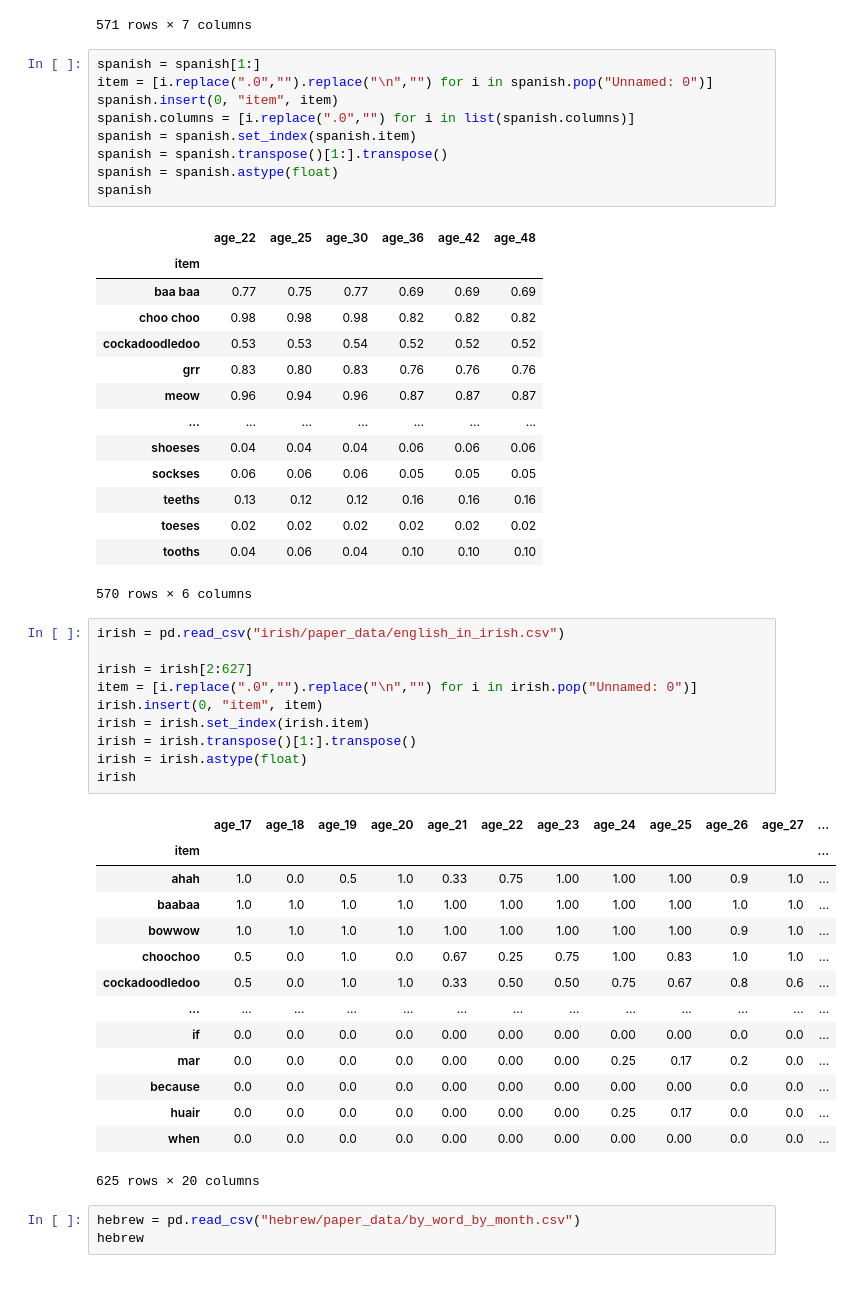
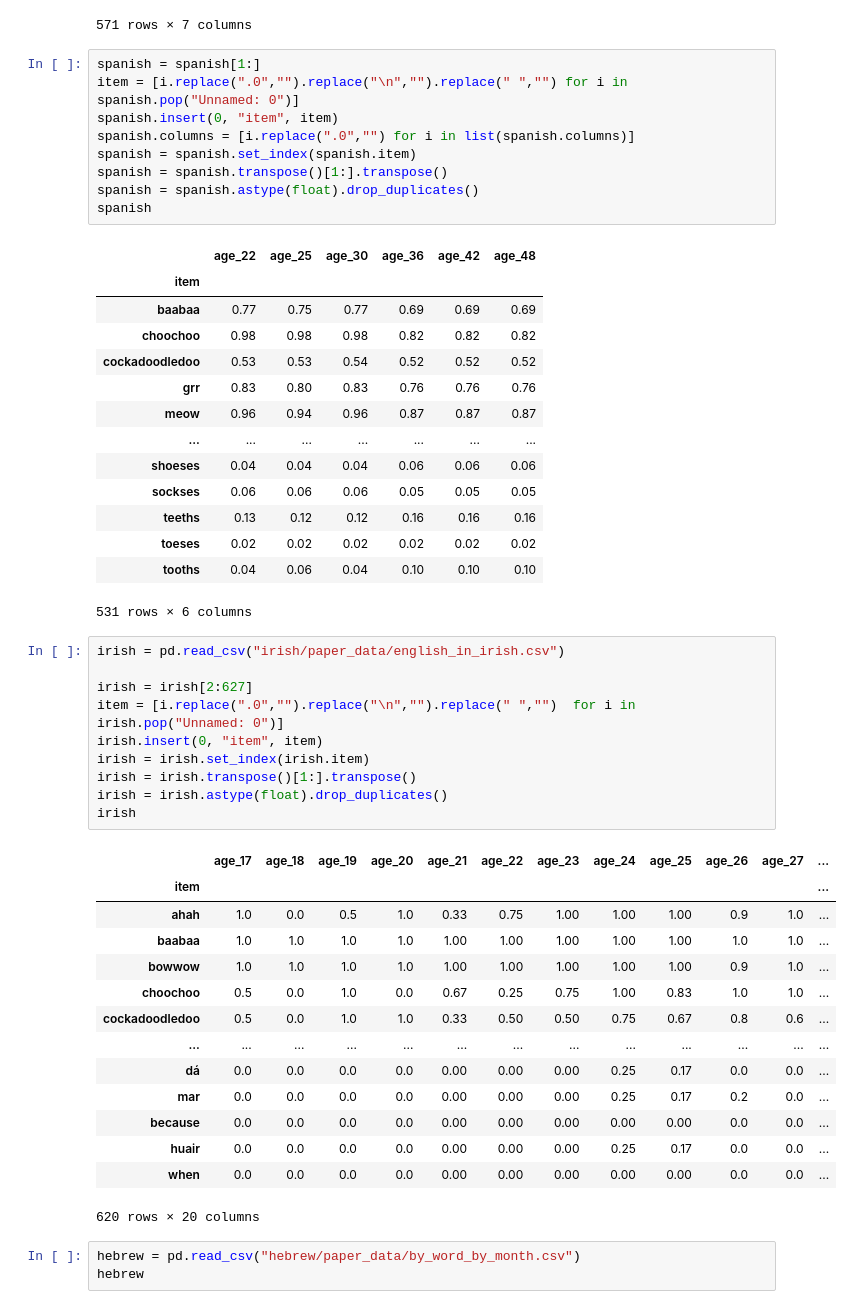
Before and after one commit to ningkko/Bilingualism_ChildASR, a Jupyter notebook: biling_data/by_word_anaysis.ipynb, the cells around one changed output. Drawn from its saved outputs; the diff is of its cells as text.

```diff
--- a/biling_data/by_word_anaysis.ipynb
+++ b/biling_data/by_word_anaysis.ipynb
@@ -21,18 +23,18 @@ spanish
 571 rows × 7 columns
 # %%
 spanish = spanish[1:]
-item = [i.replace(".0","").replace("\n","") for i in spanish.pop("Unnamed: 0")]
+item = [i.replace(".0","").replace("\n","").replace(" ","") for i in spanish.pop("Unnamed: 0")]
 spanish.insert(0, "item", item)
 spanish.columns = [i.replace(".0","") for i in list(spanish.columns)]
 spanish = spanish.set_index(spanish.item)
 spanish = spanish.transpose()[1:].transpose()
-spanish = spanish.astype(float)
+spanish = spanish.astype(float).drop_duplicates()
 spanish
 # %% [output]
 |  | age_22 | age_25 | age_30 | age_36 | age_42 | age_48 |
 | item |  |  |  |  |  |  |
-| baa baa | 0.77 | 0.75 | 0.77 | 0.69 | 0.69 | 0.69 |
-| choo choo | 0.98 | 0.98 | 0.98 | 0.82 | 0.82 | 0.82 |
+| baabaa | 0.77 | 0.75 | 0.77 | 0.69 | 0.69 | 0.69 |
+| choochoo | 0.98 | 0.98 | 0.98 | 0.82 | 0.82 | 0.82 |
 | cockadoodledoo | 0.53 | 0.53 | 0.54 | 0.52 | 0.52 | 0.52 |
 | grr | 0.83 | 0.80 | 0.83 | 0.76 | 0.76 | 0.76 |
 | meow | 0.96 | 0.94 | 0.96 | 0.87 | 0.87 | 0.87 |
@@ -42,32 +44,32 @@ spanish
 | teeths | 0.13 | 0.12 | 0.12 | 0.16 | 0.16 | 0.16 |
 | toeses | 0.02 | 0.02 | 0.02 | 0.02 | 0.02 | 0.02 |
 | tooths | 0.04 | 0.06 | 0.04 | 0.10 | 0.10 | 0.10 |
-570 rows × 6 columns
+531 rows × 6 columns
 # %%
 irish = pd.read_csv("irish/paper_data/english_in_irish.csv")
 
 irish = irish[2:627]
-item = [i.replace(".0","").replace("\n","") for i in irish.pop("Unnamed: 0")]
+item = [i.replace(".0","").replace("\n","").replace(" ","")  for i in irish.pop("Unnamed: 0")]
 irish.insert(0, "item", item)
 irish = irish.set_index(irish.item)
 irish = irish.transpose()[1:].transpose()
-irish = irish.astype(float)
+irish = irish.astype(float).drop_duplicates()
 irish
 # %% [output]
 |  | age_17 | age_18 | age_19 | age_20 | age_21 | age_22 | age_23 | age_24 | age_25 | age_26 | age_27 | ... |
 | item |  |  |  |  |  |  |  |  |  |  |  | ... |
 | ahah | 1.0 | 0.0 | 0.5 | 1.0 | 0.33 | 0.75 | 1.00 | 1.00 | 1.00 | 0.9 | 1.0 | ... |
 | baabaa | 1.0 | 1.0 | 1.0 | 1.0 | 1.00 | 1.00 | 1.00 | 1.00 | 1.00 | 1.0 | 1.0 | ... |
 | bowwow | 1.0 | 1.0 | 1.0 | 1.0 | 1.00 | 1.00 | 1.00 | 1.00 | 1.00 | 0.9 | 1.0 | ... |
 | choochoo | 0.5 | 0.0 | 1.0 | 0.0 | 0.67 | 0.25 | 0.75 | 1.00 | 0.83 | 1.0 | 1.0 | ... |
 | cockadoodledoo | 0.5 | 0.0 | 1.0 | 1.0 | 0.33 | 0.50 | 0.50 | 0.75 | 0.67 | 0.8 | 0.6 | ... |
 | ... | ... | ... | ... | ... | ... | ... | ... | ... | ... | ... | ... | ... |
-| if | 0.0 | 0.0 | 0.0 | 0.0 | 0.00 | 0.00 | 0.00 | 0.00 | 0.00 | 0.0 | 0.0 | ... |
+| dá | 0.0 | 0.0 | 0.0 | 0.0 | 0.00 | 0.00 | 0.00 | 0.25 | 0.17 | 0.0 | 0.0 | ... |
 | mar | 0.0 | 0.0 | 0.0 | 0.0 | 0.00 | 0.00 | 0.00 | 0.25 | 0.17 | 0.2 | 0.0 | ... |
 | because | 0.0 | 0.0 | 0.0 | 0.0 | 0.00 | 0.00 | 0.00 | 0.00 | 0.00 | 0.0 | 0.0 | ... |
 | huair | 0.0 | 0.0 | 0.0 | 0.0 | 0.00 | 0.00 | 0.00 | 0.25 | 0.17 | 0.0 | 0.0 | ... |
 | when | 0.0 | 0.0 | 0.0 | 0.0 | 0.00 | 0.00 | 0.00 | 0.00 | 0.00 | 0.0 | 0.0 | ... |
-625 rows × 20 columns
+620 rows × 20 columns
 # %%
 hebrew = pd.read_csv("hebrew/paper_data/by_word_by_month.csv")
 hebrew
```
Also changed, not shown: parts of 16 cells of this notebook, 4 other files.
